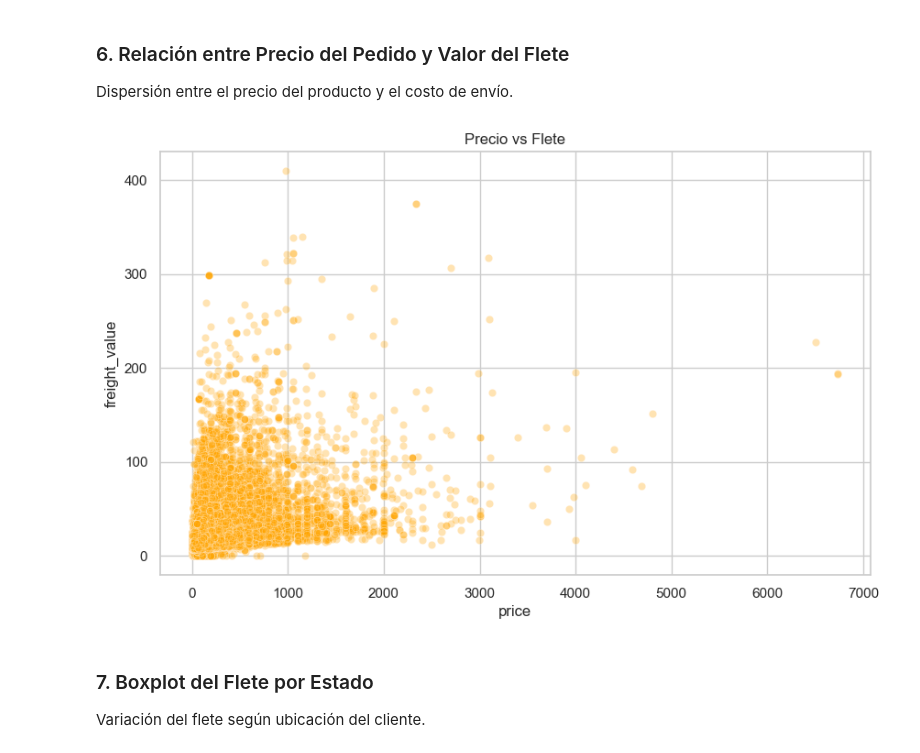
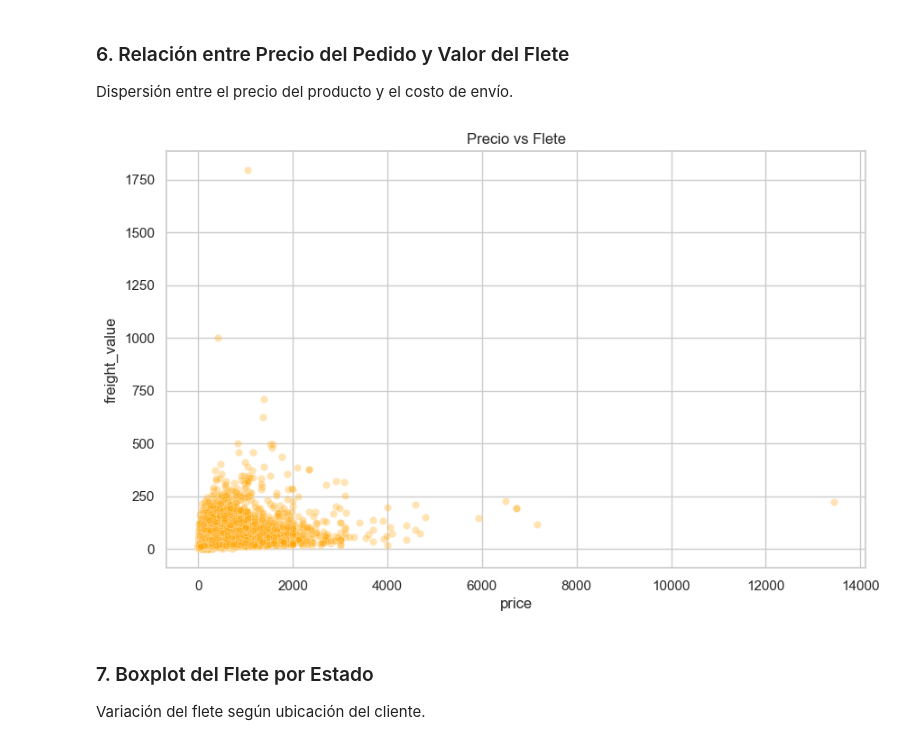
Before and after one commit to LeandroLocurcio/analisis-olist, a Jupyter notebook: EDA_1.ipynb, the cells around one changed output. Drawn from its saved outputs; the diff is of its cells as text; code cells hidden in the pictures.

```diff
--- a/EDA_1.ipynb
+++ b/EDA_1.ipynb
@@ -293,12 +291,13 @@ Passing `palette` without assigning `hue` is deprecated and will be removed in v
 ### 6. Relación entre Precio del Pedido y Valor del Flete
 Dispersión entre el precio del producto y el costo de envío.
 # %%
+order_items_total = order_items.groupby('order_id')[['price', 'freight_value']].sum().reset_index()
 plt.figure(figsize=(10, 6))
-sns.scatterplot(data=order_items, x='price', y='freight_value', alpha=0.3, color='orange')
+sns.scatterplot(data=order_items_total, x='price', y='freight_value', alpha=0.3, color='orange')
 plt.title('Precio vs Flete')
 plt.show()
 # %% [output]
-[figure, old version]
+[figure, new version]
 # %% [markdown]
 ### 7. Boxplot del Flete por Estado
 Variación del flete según ubicación del cliente.
```
Also changed, not shown: parts of 13 cells of this notebook, 3 other files.
